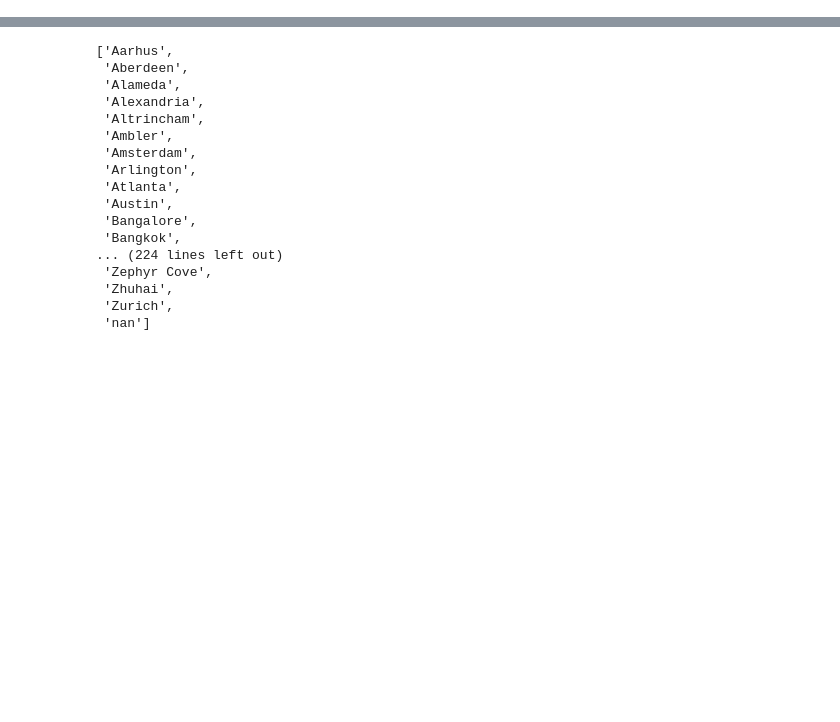
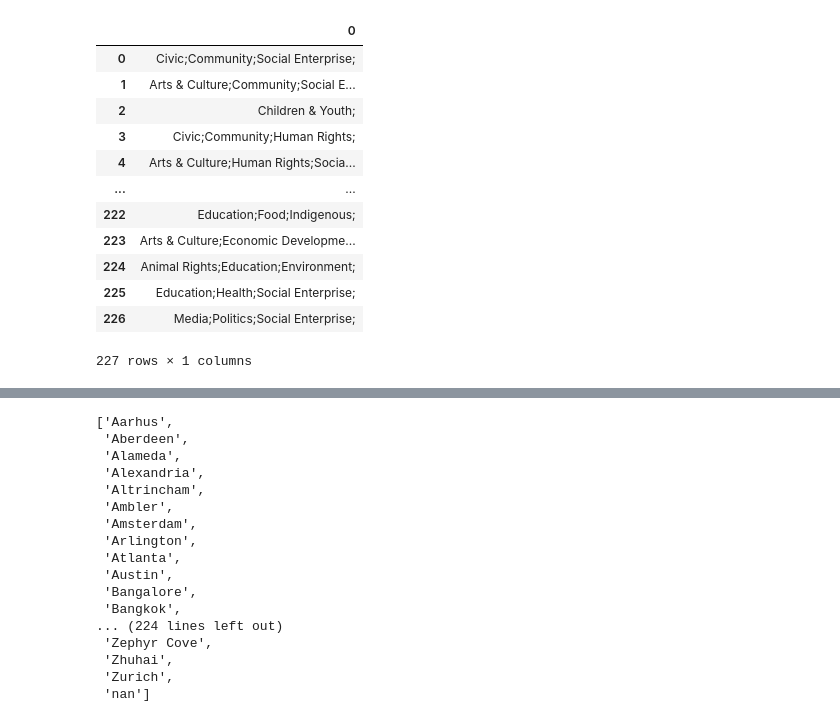
Before and after one commit to JulianePetersen2023/labs_repo, a Jupyter notebook: CRR_data.ipynb, the cells around one changed output, grey strips where cells are left out. Drawn from its saved outputs; the diff is of its cells as text; code cells hidden in the pictures; blank space fills up the shorter version.

```diff
--- a/CRR_data.ipynb
+++ b/CRR_data.ipynb
@@ -76,0 +55,17 @@ df = startups.drop(('Select Investors'), axis = 1)
+# %%
+categories_unique= pd.DataFrame(SE['category'].unique())
+categories_unique
+# %% [output]
+|  | 0 |
+| 0 | Civic;Community;Social Enterprise; |
+| 1 | Arts & Culture;Community;Social E... |
+| 2 | Children & Youth; |
+| 3 | Civic;Community;Human Rights; |
+| 4 | Arts & Culture;Human Rights;Socia... |
+| ... | ... |
+| 222 | Education;Food;Indigenous; |
+| 223 | Arts & Culture;Economic Developme... |
+| 224 | Animal Rights;Education;Environment; |
+| 225 | Education;Health;Social Enterprise; |
+| 226 | Media;Politics;Social Enterprise; |
+227 rows × 1 columns
```
Also changed, not shown: parts of 15 cells of this notebook, 2 other files.
